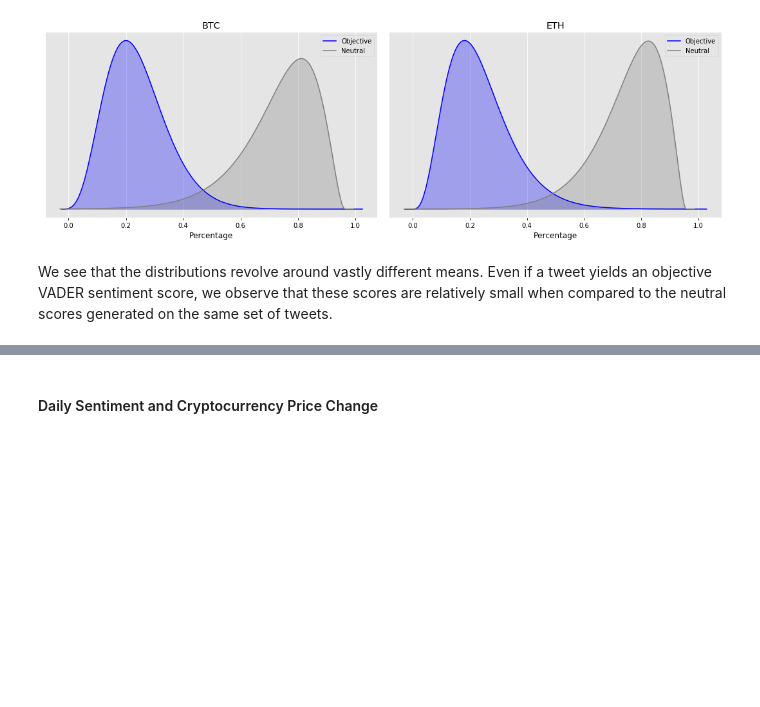
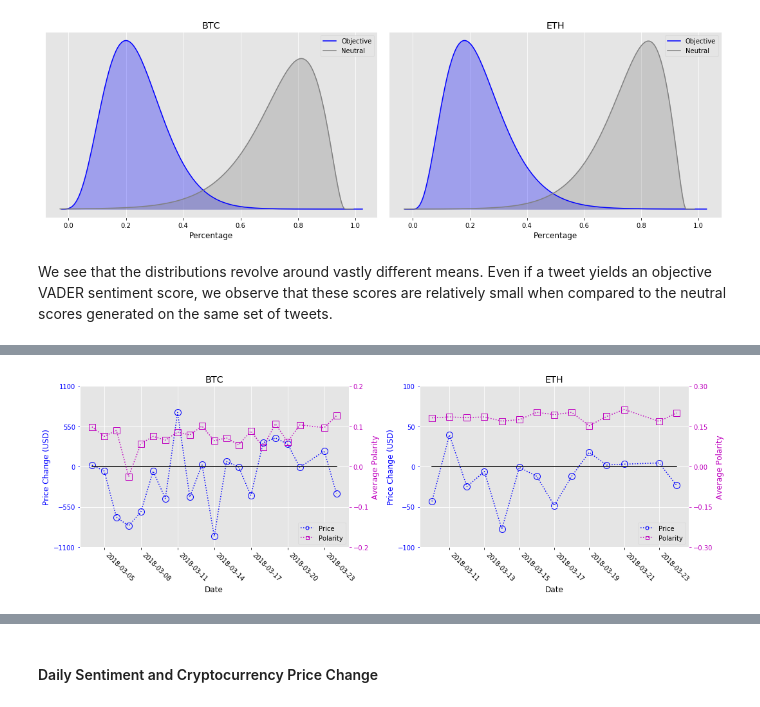
Before and after one commit to jba17/MSDS_Capstone, a Jupyter notebook: Capstone_AbrahamHigdonNelson.ipynb, the cells around one changed output, grey strips where cells are left out. Drawn from its saved outputs; the diff is of its cells as text; code cells hidden in the pictures; blank space fills up the shorter version.

Commit message:
ipynb FF and figures update 2

```diff
--- a/Capstone_AbrahamHigdonNelson.ipynb
+++ b/Capstone_AbrahamHigdonNelson.ipynb
@@ -183,0 +188,20 @@ We see that the distributions revolve around vastly different means.  Even if a
+# %%
+price_data_BTC = pd.read_csv('data/price_data/BTC_price_20170101_20180501.txt')
+price_flux_BTC = getPriceDiff(price_data_BTC)
+
+dailyCompare_BTC = pd.DataFrame({'value':df_polar_BTC.groupby(['date'])['value'].mean()}
+                            ).reset_index().join(price_flux_BTC.set_index('date'), on='date')
+
+price_data_ETH = pd.read_csv('data/price_data/ETH_price_20170101_20180501.txt')
+price_flux_ETH = getPriceDiff(price_data_ETH)
+
+dailyCompare_ETH = pd.DataFrame({'value':df_polar_ETH.groupby(['date'])['value'].mean()}
+                            ).reset_index().join(price_flux_ETH.set_index('date'), on='date')
+# %%
+fig, (ax1, ax2) = plt.subplots(1, 2, figsize=(15,5))
+dailyPriceSentimentChart(dailyCompare_BTC, ax=ax1, title='BTC')
+dailyPriceSentimentChart(dailyCompare_ETH, ax=ax2, title='ETH')
+
+plt.savefig('figures/dailyPriceSentiment.png', bbox_inches='tight')
+# %% [output]
+[figure, added]
```
Also changed, not shown: parts of 25 cells of this notebook, 7 other files.
